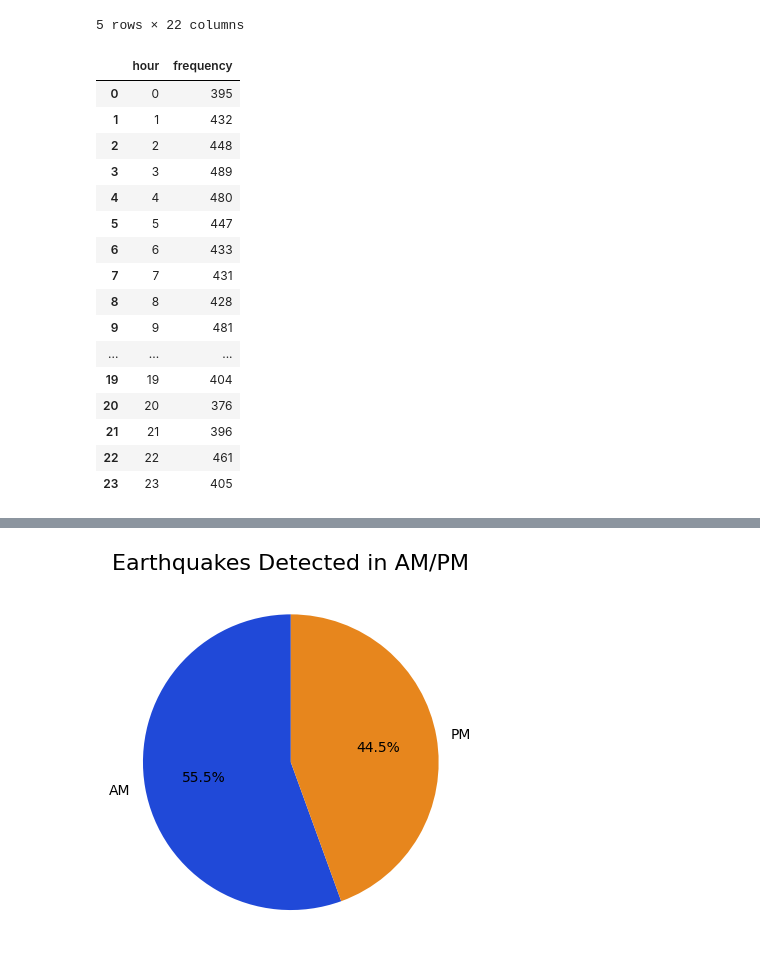
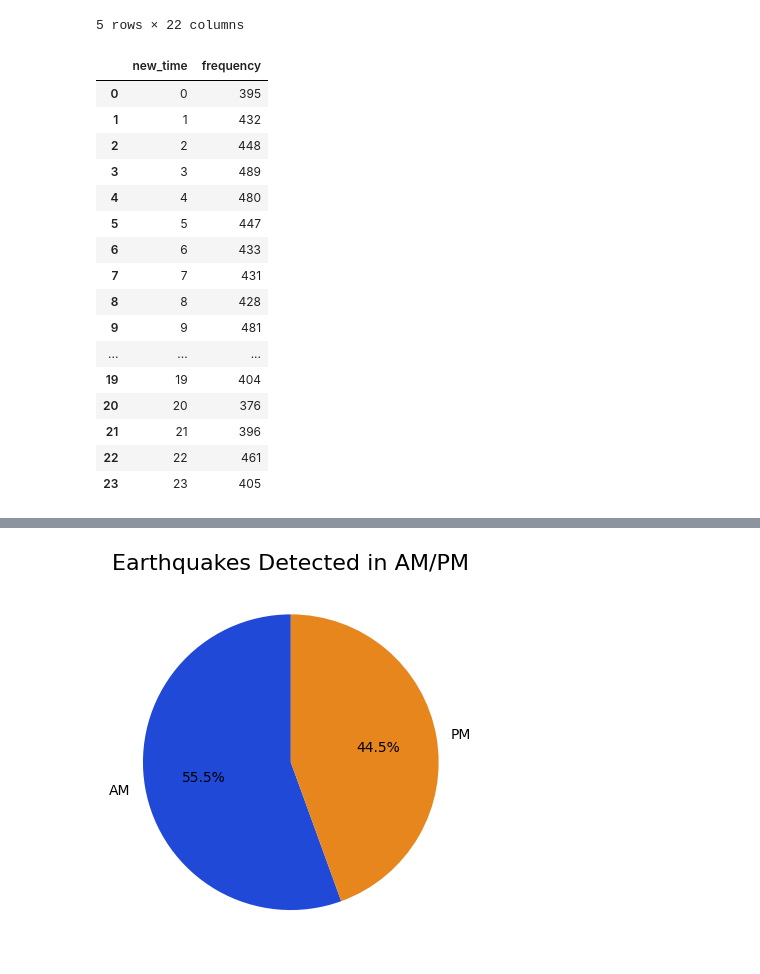
Before and after one commit to usuajiayako/DataScienceWeek3, a Jupyter notebook: data_visualisation_assignment.ipynb, the cells around one changed output, grey strips where cells are left out. Drawn from its saved outputs; the diff is of its cells as text; code cells hidden in the pictures.

```diff
--- a/data_visualisation_assignment.ipynb
+++ b/data_visualisation_assignment.ipynb
@@ -16,30 +16,30 @@ earthquake_df.head()
 # %%
 # loading a data
 earthquake_df = pd.read_csv("all_month.csv")
 earthquake_df["time"]
 
 # creating a new column with value 1
 earthquake_df["frequency"] = 1
 
 # making a new hour column to insert to the data frame
-hour = []
+new_time = []
 
 for i in range(len(earthquake_df)):
-        hour.append(int(earthquake_df["time"][i][11:13]))
+        new_time.append(int(earthquake_df["time"][i][11:13]))
 
-earthquake_df["hour"] = hour
+earthquake_df["new_time"] = new_time
 
 # grouping by hour and counting the sum for each hour
-hour_series = earthquake_df.groupby(["hour"])["frequency"].count()
+new_time_series = earthquake_df.groupby(["new_time"])["frequency"].count()
 
 # making a new data frame that consists hour and count
-hour_df = pd.DataFrame(data = hour_series)
+new_time_df = pd.DataFrame(data = new_time_series)
 
 # resetting the index
-hour_df.reset_index(inplace = True)
-hour_df
+new_time_df.reset_index(inplace = True)
+new_time_df
 # %% [output]
-|  | hour | frequency |
+|  | new_time | frequency |
 | 0 | 0 | 395 |
 | 1 | 1 | 432 |
 | 2 | 2 | 448 |
```
Also changed, not shown: parts of 2 cells of this notebook, 1 other file.
